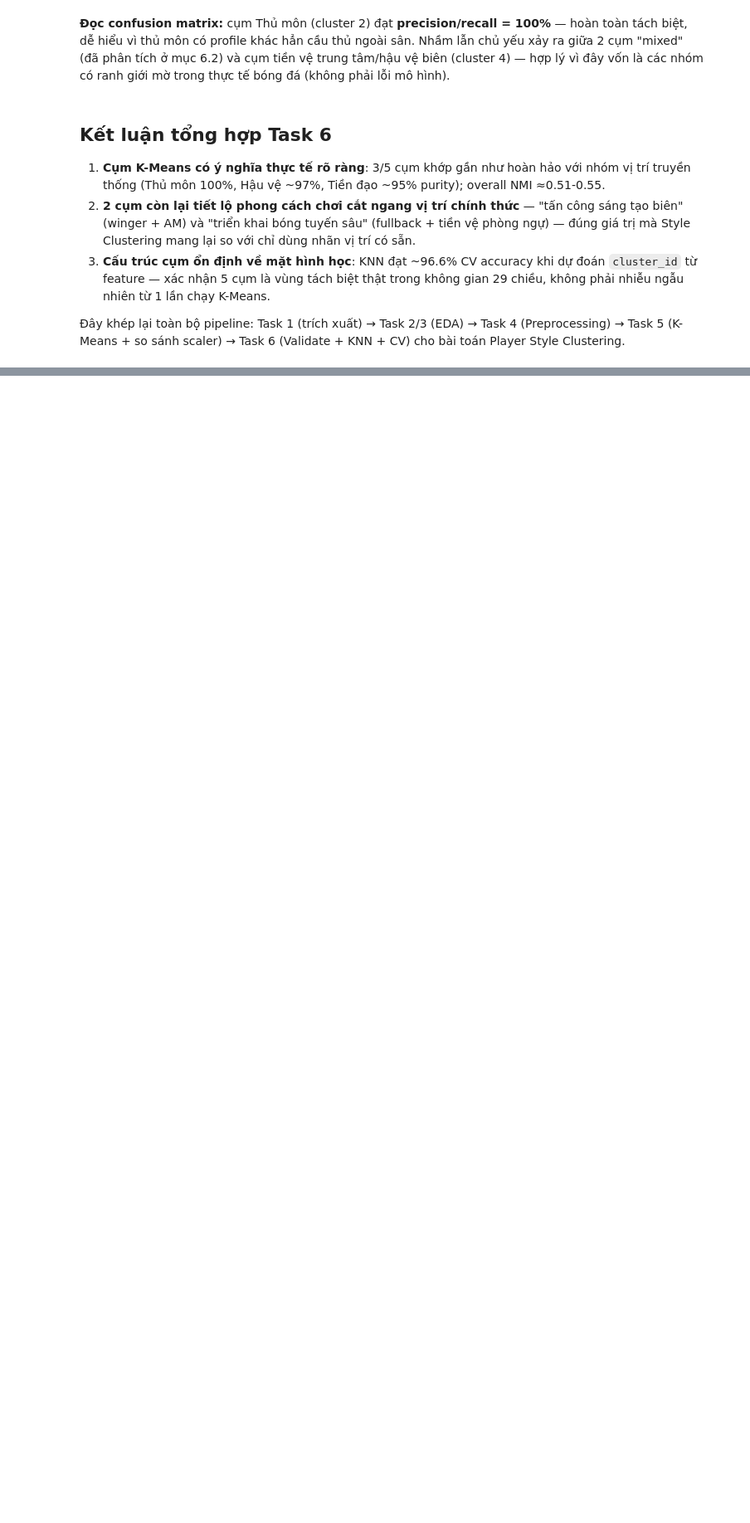
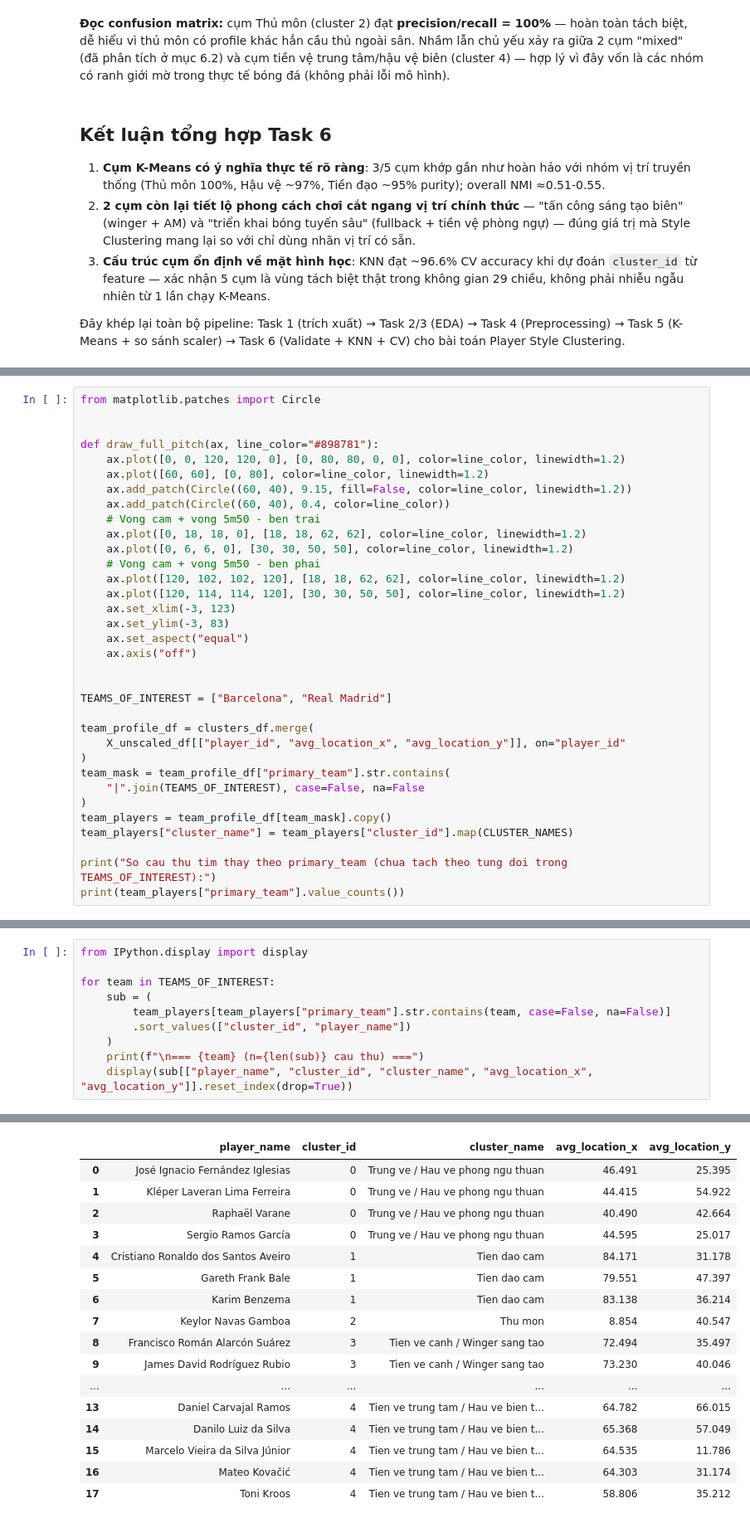
Before and after one commit to AIVIETNAM-AIO-Kaisye/football-shot-clustering, a Jupyter notebook: ran-notebooks/Task6_PlayerStyle_Validate_KNN.ipynb, the cells around one changed output, grey strips where cells are left out. Shown at 83% size. Cells and saved outputs as stored; diff of their text form; blank space fills up the shorter version.

```diff
--- a/ran-notebooks/Task6_PlayerStyle_Validate_KNN.ipynb
+++ b/ran-notebooks/Task6_PlayerStyle_Validate_KNN.ipynb
@@ -260,0 +359,34 @@ weighted avg       0.97      0.97      0.97      1016
+# %%
+from matplotlib.patches import Circle
+
+
+def draw_full_pitch(ax, line_color="#898781"):
+    ax.plot([0, 0, 120, 120, 0], [0, 80, 80, 0, 0], color=line_color, linewidth=1.2)
+    ax.plot([60, 60], [0, 80], color=line_color, linewidth=1.2)
+    ax.add_patch(Circle((60, 40), 9.15, fill=False, color=line_color, linewidth=1.2))
+    ax.add_patch(Circle((60, 40), 0.4, color=line_color))
+    # Vong cam + vong 5m50 - ben trai
+    ax.plot([0, 18, 18, 0], [18, 18, 62, 62], color=line_color, linewidth=1.2)
+    ax.plot([0, 6, 6, 0], [30, 30, 50, 50], color=line_color, linewidth=1.2)
+    # Vong cam + vong 5m50 - ben phai
+    ax.plot([120, 102, 102, 120], [18, 18, 62, 62], color=line_color, linewidth=1.2)
+    ax.plot([120, 114, 114, 120], [30, 30, 50, 50], color=line_color, linewidth=1.2)
+    ax.set_xlim(-3, 123)
+    ax.set_ylim(-3, 83)
+    ax.set_aspect("equal")
+    ax.axis("off")
+
+
+TEAMS_OF_INTEREST = ["Barcelona", "Real Madrid"]
+
+team_profile_df = clusters_df.merge(
+    X_unscaled_df[["player_id", "avg_location_x", "avg_location_y"]], on="player_id"
+)
+team_mask = team_profile_df["primary_team"].str.contains(
+    "|".join(TEAMS_OF_INTEREST), case=False, na=False
+)
+team_players = team_profile_df[team_mask].copy()
+team_players["cluster_name"] = team_players["cluster_id"].map(CLUSTER_NAMES)
+
+print("So cau thu tim thay theo primary_team (chua tach theo tung doi trong TEAMS_OF_INTEREST):")
+print(team_players["primary_team"].value_counts())
@@ -260,0 +399,11 @@ weighted avg       0.97      0.97      0.97      1016
+# %%
+from IPython.display import display
+
+for team in TEAMS_OF_INTEREST:
+    sub = (
+        team_players[team_players["primary_team"].str.contains(team, case=False, na=False)]
+        .sort_values(["cluster_id", "player_name"])
+    )
+    print(f"\n=== {team} (n={len(sub)} cau thu) ===")
+    display(sub[["player_name", "cluster_id", "cluster_name", "avg_location_x", "avg_location_y"]].reset_index(drop=True))
+# %% [output]
@@ -260,0 +426,17 @@ weighted avg       0.97      0.97      0.97      1016
+|  | player_name | cluster_id | cluster_name | avg_location_x | avg_location_y |
+| 0 | José Ignacio Fernández Iglesias | 0 | Trung ve / Hau ve phong ngu thuan | 46.491 | 25.395 |
+| 1 | Kléper Laveran Lima Ferreira | 0 | Trung ve / Hau ve phong ngu thuan | 44.415 | 54.922 |
+| 2 | Raphaël Varane | 0 | Trung ve / Hau ve phong ngu thuan | 40.490 | 42.664 |
+| 3 | Sergio Ramos García | 0 | Trung ve / Hau ve phong ngu thuan | 44.595 | 25.017 |
+| 4 | Cristiano Ronaldo dos Santos Aveiro | 1 | Tien dao cam | 84.171 | 31.178 |
+| 5 | Gareth Frank Bale | 1 | Tien dao cam | 79.551 | 47.397 |
+| 6 | Karim Benzema | 1 | Tien dao cam | 83.138 | 36.214 |
+| 7 | Keylor Navas Gamboa | 2 | Thu mon | 8.854 | 40.547 |
+| 8 | Francisco Román Alarcón Suárez | 3 | Tien ve canh / Winger sang tao | 72.494 | 35.497 |
+| 9 | James David Rodríguez Rubio | 3 | Tien ve canh / Winger sang tao | 73.230 | 40.046 |
+| ... | ... | ... | ... | ... | ... |
+| 13 | Daniel Carvajal Ramos | 4 | Tien ve trung tam / Hau ve bien t... | 64.782 | 66.015 |
+| 14 | Danilo Luiz da Silva | 4 | Tien ve trung tam / Hau ve bien t... | 65.368 | 57.049 |
+| 15 | Marcelo Vieira da Silva Júnior | 4 | Tien ve trung tam / Hau ve bien t... | 64.535 | 11.786 |
+| 16 | Mateo Kovačić | 4 | Tien ve trung tam / Hau ve bien t... | 64.303 | 31.174 |
+| 17 | Toni Kroos | 4 | Tien ve trung tam / Hau ve bien t... | 58.806 | 35.212 |
```
Also changed, not shown: parts of 8 cells of this notebook.
